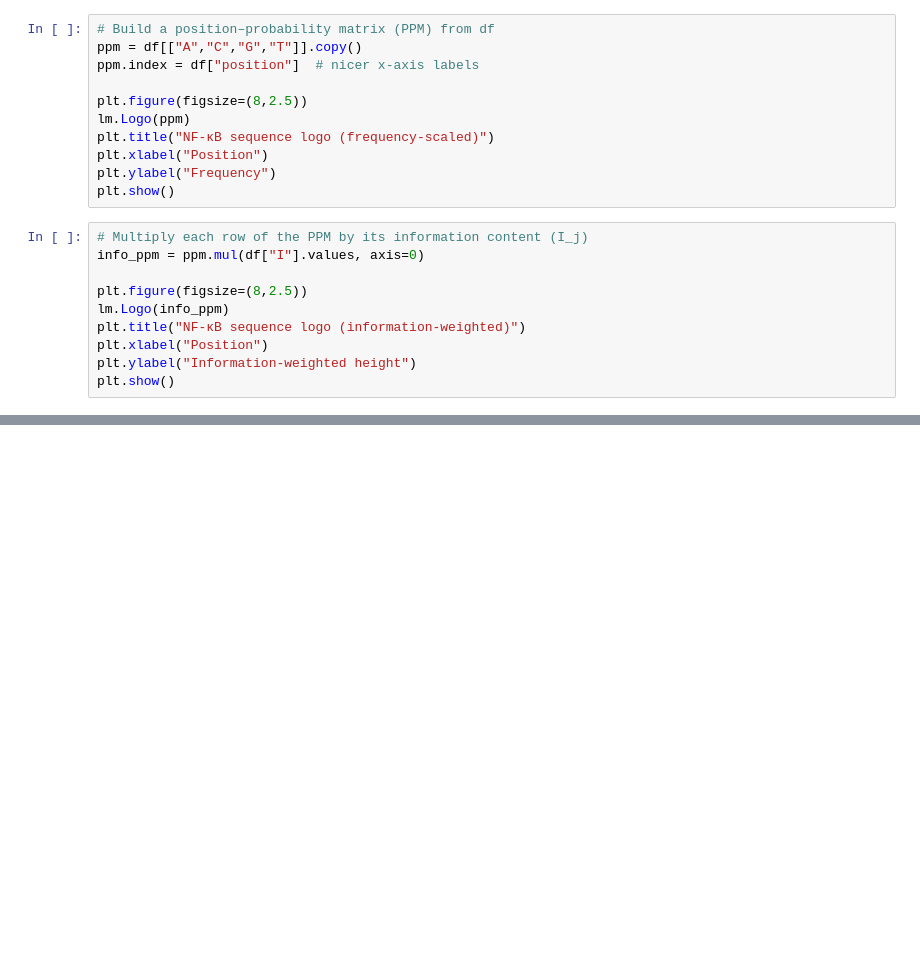
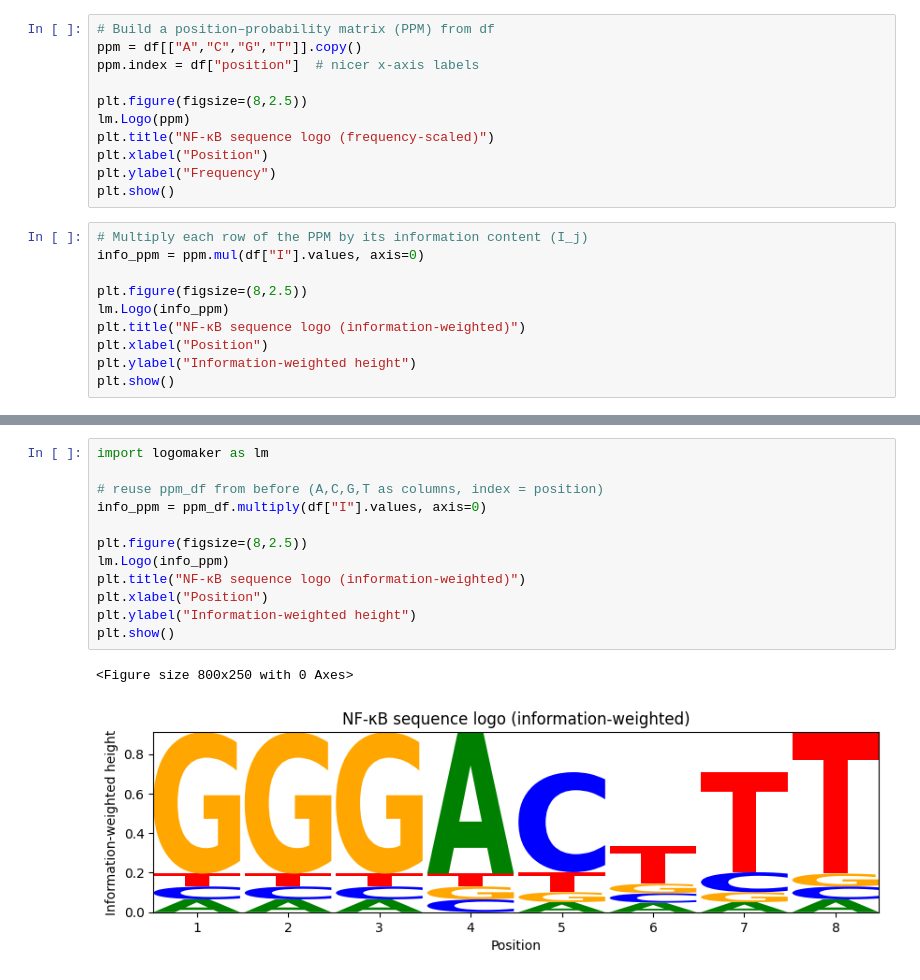
Before and after one commit to twissa-mitra/motif-entropy-nfkb, a Jupyter notebook: notebooks/01_motif_entropy_demo.ipynb, the cells around one changed output, grey strips where cells are left out. Saved outputs shown, nothing was run; the diff lists cells and outputs as text; blank space fills up the shorter version.

```diff
--- a/notebooks/01_motif_entropy_demo.ipynb
+++ b/notebooks/01_motif_entropy_demo.ipynb
@@ -250,0 +452,15 @@ plt.show()
+# %%
+import logomaker as lm
+
+# reuse ppm_df from before (A,C,G,T as columns, index = position)
+info_ppm = ppm_df.multiply(df["I"].values, axis=0)
+
+plt.figure(figsize=(8,2.5))
+lm.Logo(info_ppm)
+plt.title("NF-κB sequence logo (information-weighted)")
+plt.xlabel("Position")
+plt.ylabel("Information-weighted height")
+plt.show()
+# %% [output]
+<Figure size 800x250 with 0 Axes>
+[figure, added]
```
Also changed, not shown: parts of 20 cells of this notebook, 21 other files.
